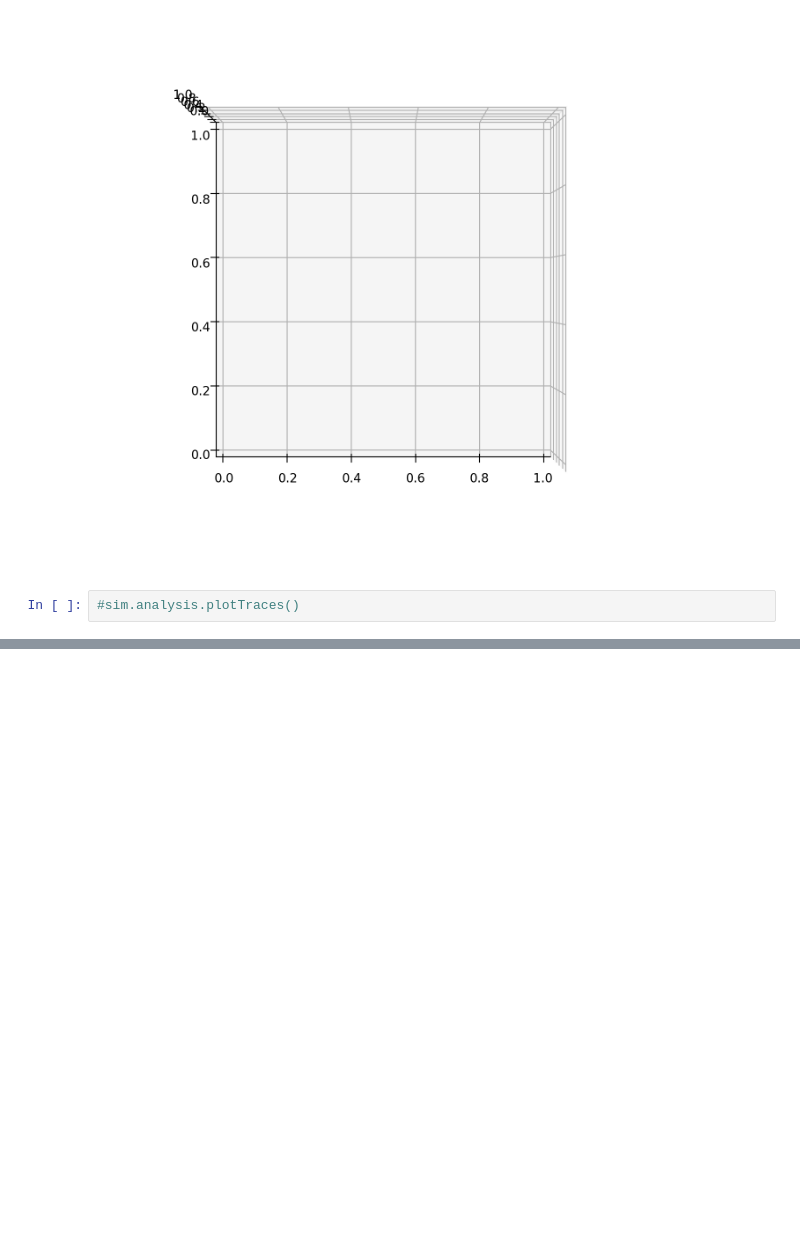
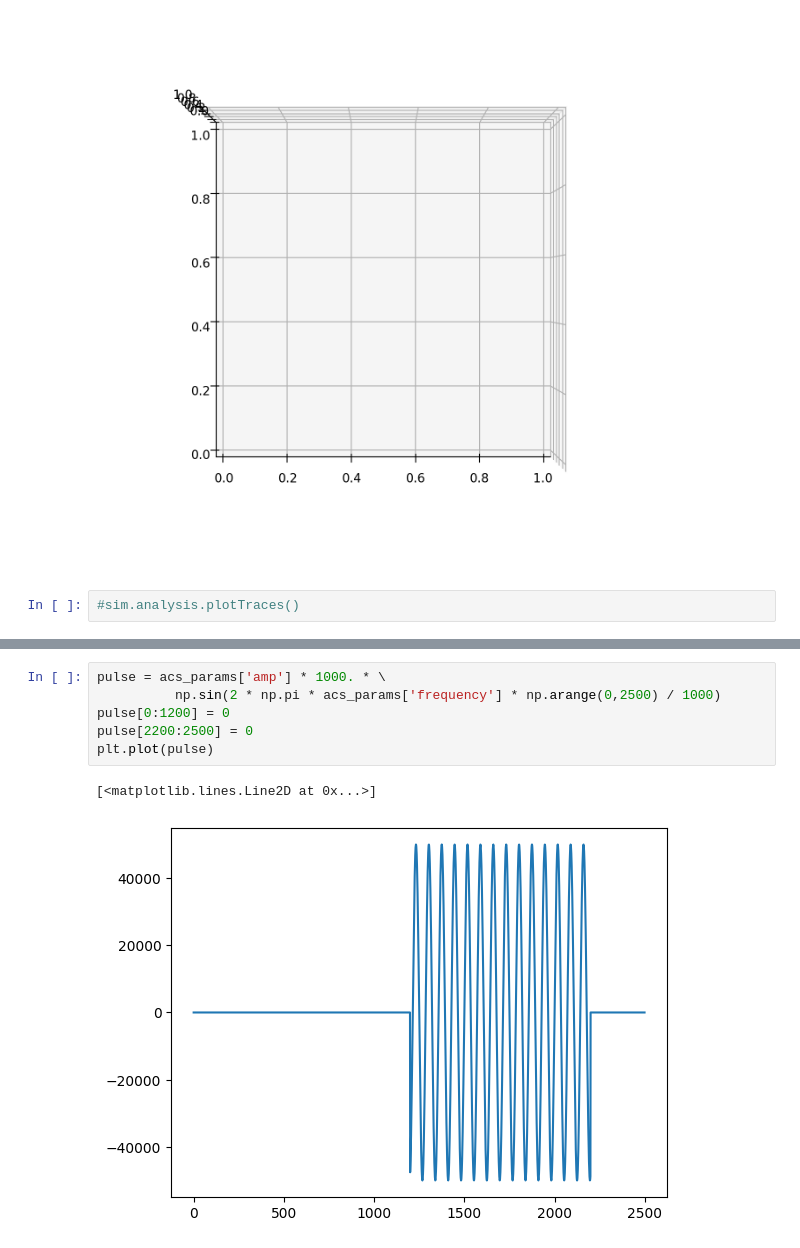
Before and after one commit to angeloodr/lasconProject, a Jupyter notebook: projeto_oficial.ipynb, the cells around one changed output, grey strips where cells are left out. Saved outputs shown, nothing was run; the diff lists cells and outputs as text; blank space fills up the shorter version.

```diff
--- a/projeto_oficial.ipynb
+++ b/projeto_oficial.ipynb
@@ -412,0 +440,9 @@ ModuleNotFoundError: No module named 'numba'
+# %%
+pulse = acs_params['amp'] * 1000. * \
+          np.sin(2 * np.pi * acs_params['frequency'] * np.arange(0,2500) / 1000)
+pulse[0:1200] = 0
+pulse[2200:2500] = 0
+plt.plot(pulse)
+# %% [output]
+[<matplotlib.lines.Line2D at 0x...>]
+[figure, added]
```
Also changed, not shown: parts of 17 cells of this notebook, 17 other files.
